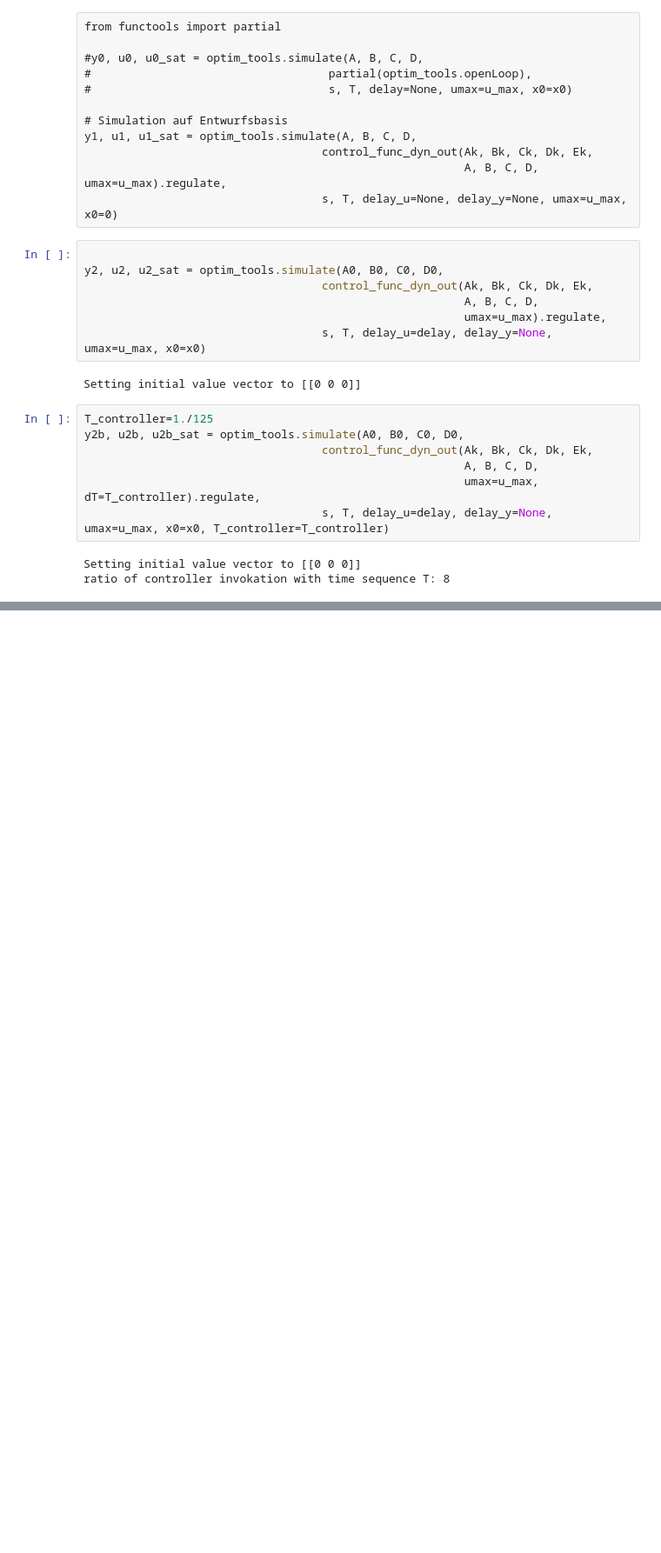
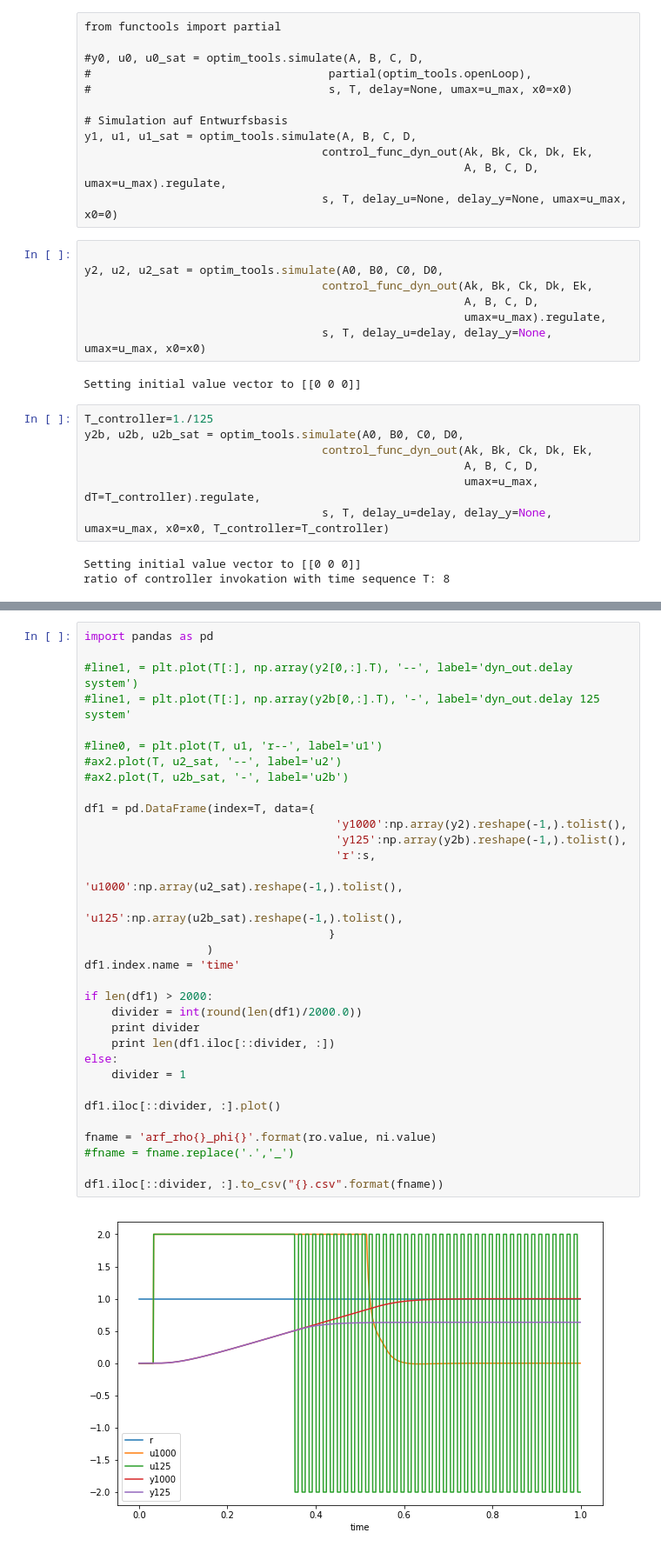
Before and after one commit to ipa-lth/jupyter_nb, a Jupyter notebook: optimization/Diss_Lens_sim_rho100_phi1.ipynb, the cells around one changed output, grey strips where cells are left out. Shown at 87% size. Saved outputs shown, nothing was run; the diff lists cells and outputs as text; blank space fills up the shorter version.

```diff
--- a/optimization/Diss_Lens_sim_rho100_phi1.ipynb
+++ b/optimization/Diss_Lens_sim_rho100_phi1.ipynb
@@ -511,0 +510,35 @@ print ni.value
+# %%
+import pandas as pd
+
+#line1, = plt.plot(T[:], np.array(y2[0,:].T), '--', label='dyn_out.delay system')
+#line1, = plt.plot(T[:], np.array(y2b[0,:].T), '-', label='dyn_out.delay 125 system'
+
+#line0, = plt.plot(T, u1, 'r--', label='u1')
+#ax2.plot(T, u2_sat, '--', label='u2')
+#ax2.plot(T, u2b_sat, '-', label='u2b')
+
+df1 = pd.DataFrame(index=T, data={
+                                     'y1000':np.array(y2).reshape(-1,).tolist(),
+                                     'y125':np.array(y2b).reshape(-1,).tolist(),
+                                     'r':s,
+                                     'u1000':np.array(u2_sat).reshape(-1,).tolist(),
+                                     'u125':np.array(u2b_sat).reshape(-1,).tolist(),
+                                    }
+                  )
+df1.index.name = 'time'
+
+if len(df1) > 2000:
+    divider = int(round(len(df1)/2000.0))
+    print divider
+    print len(df1.iloc[::divider, :])
+else:
+    divider = 1
+
+df1.iloc[::divider, :].plot()
+
+fname = 'arf_rho{}_phi{}'.format(ro.value, ni.value)
+#fname = fname.replace('.','_')
+
+df1.iloc[::divider, :].to_csv("{}.csv".format(fname))
+# %% [output]
+[figure, added]
```
Also changed, not shown: parts of 4 cells of this notebook, 3 other files.
